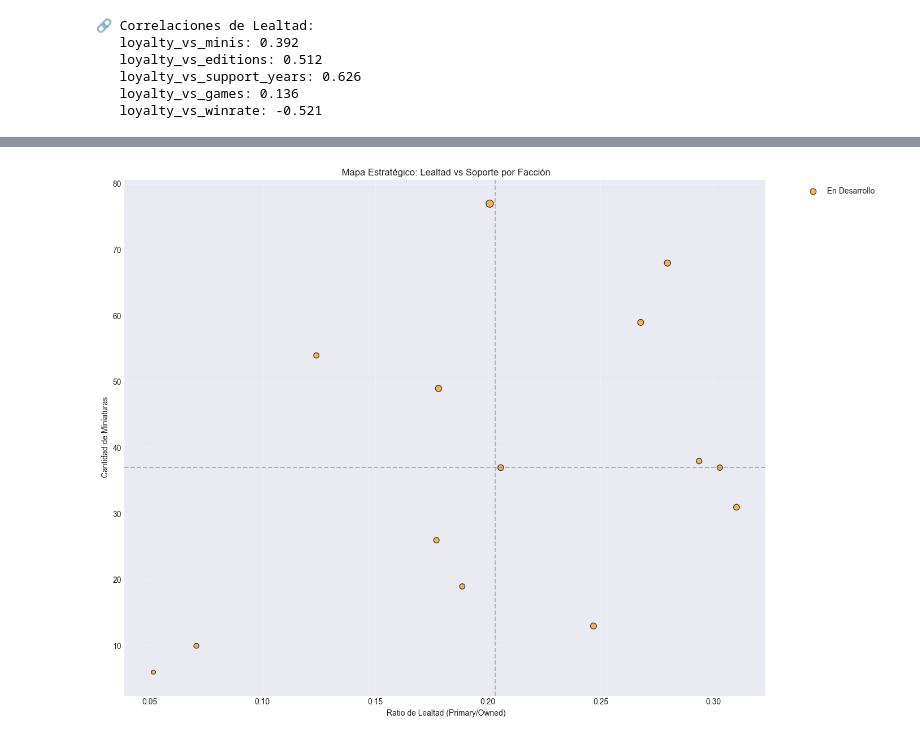
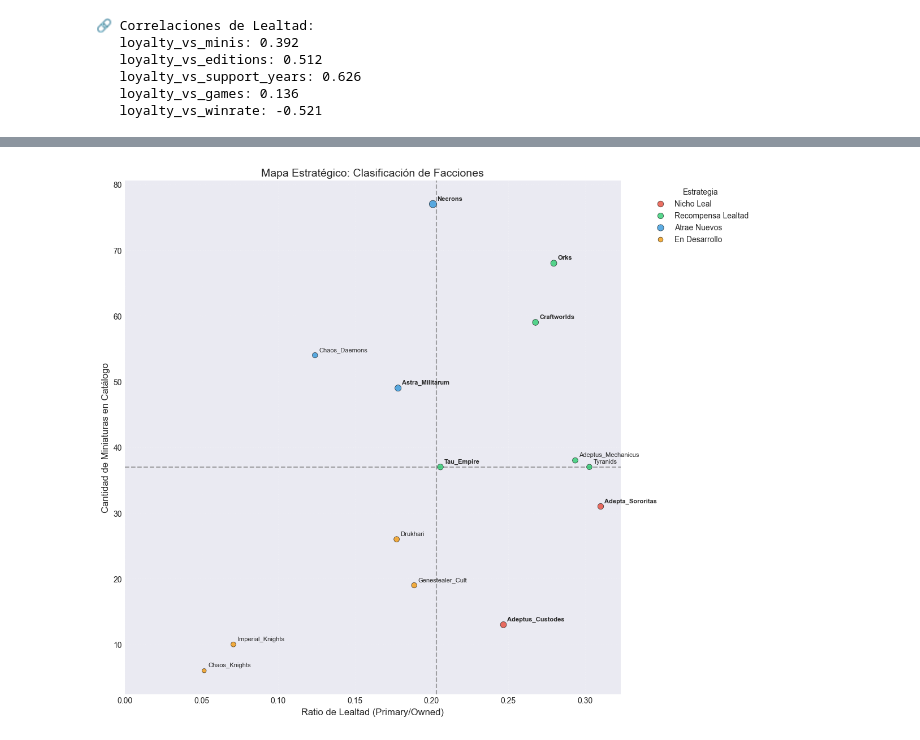
Before and after one commit to Varushet/EDA, a Jupyter notebook: src/main/EDA_W40K.ipynb, the cells around one changed output, grey strips where cells are left out. Cells and saved outputs as stored; diff of their text form; code cells hidden in the pictures.

```diff
--- a/src/main/EDA_W40K.ipynb
+++ b/src/main/EDA_W40K.ipynb
@@ -31,6 +31,9 @@ df_market['year'] = pd.to_numeric(df_market['year'], errors='coerce')
 df_mini['faction_clean'] = df_mini['faction'].str.strip()
 df_lore['faction_clean'] = df_lore['faction'].str.strip()
 df_faction['faction_clean'] = df_faction['faction'].str.strip()
+
+
+df_mini['material'] = df_mini['material'].astype(str).str.replace('?', '', regex=False)
 # %%
 print(f" Miniaturas: {df_mini.shape}")
 print(f" Libros Lore: {df_lore.shape}")
@@ -632,8 +739,13 @@ balance_df['performance_index'] = (
 )
 # %%
 # 5.3 - Clasificar facciones por estado de balance
-balance_df['balance_status'] = pd.cut(
+balance_df['balance_status'] = pd.qcut(
     balance_df['performance_index'],
-    bins=[0, 45, 55, 100],
-    labels=['Underpowered ', 'Balanced ', 'Overpowered ']
+    q=3,
+    labels=['Underpowered', 'Balanced', 'Overpowered'],
+    duplicates='drop'
 )
+
+# Verificar que ahora sí hay variedad
+print("Distribución corregida:")
+print(balance_df['balance_status'].value_counts())
@@ -1690,43 +2044,54 @@ for strategy in strategy_summary.index:
 # %%
-# 13.6 - Visualización 2: Mapa estratégico de facciones
+color_map = {
+    'Recompensa Lealtad': '#2ecc71',  # Verde
+    'Atrae Nuevos': '#3498db',        # Azul
+    'Nicho Leal': '#e74c3c',          # Rojo
+    'En Desarrollo': '#f39c12'        # Naranja
+}
+
 plt.figure(figsize=(14, 10))
-
-# Scatter: Lealtad vs Miniaturas, coloreado por estrategia
-color_map = {
-    'Recompensa Lealtad': '#2ecc71',
-    'Atrae Nuevos': '#3498db',
-    'Nicho Leal': '#e74c3c',
-    'En Desarrollo': '#f39c12'
-}
 
 for strategy in loyalty_support_merge['strategy_type'].unique():
     subset = loyalty_support_merge[loyalty_support_merge['strategy_type'] == strategy]
+    color = color_map.get(strategy, '#95a5a6')
+
     plt.scatter(
         subset['loyalty_ratio'],
         subset['mini_count'],
         s=subset['Owned'] / 8,
-        c=color_map.get(strategy, 'gray'),
-        label=strategy, alpha=0.7, edgecolors='black'
+        c=color,
+        label=strategy,
+        alpha=0.8,
+        edgecolors='black',
+        linewidth=0.5,
+        zorder=5
     )
 
-# Líneas de referencia para cuadrantes
-plt.axvline(x=loyalty_support_merge['loyalty_ratio'].median(), color='gray', linestyle='--', alpha=0.5)
-plt.axhline(y=loyalty_support_merge['mini_count'].median(), color='gray', linestyle='--', alpha=0.5)
+# Líneas de Cuadrantes (usando las medianas calculadas)
+plt.axvline(x=med_loyalty, color='gray', linestyle='--', linewidth=1.5, alpha=0.7)
+plt.axhline(y=med_minis, color='gray', linestyle='--', linewidth=1.5, alpha=0.7)
 
-plt.xlabel(' Ratio de Lealtad (Primary/Owned)')
-plt.ylabel(' Cantidad de Miniaturas')
-plt.title(' Mapa Estratégico: Lealtad vs Soporte por Facción')
-plt.legend(bbox_to_anchor=(1.05, 1), loc='upper left')
-plt.grid(alpha=0.3)
-plt.tight_layout()
+# Anotaciones de Facciones
+for _, row in loyalty_support_merge.iterrows():
+    plt.annotate(
+        row['faction_clean'],
+        (row['loyalty_ratio'], row['mini_count']),
+        fontsize=8,
+        xytext=(5, 5),
+        textcoords='offset points',
+        fontweight='bold' if row['Owned'] > loyalty_support_merge['Owned'].median() else 'normal'
+    )
 
-# Anotar facciones destacadas
-for _, row in loyalty_support_merge.iterrows():
-    if row['loyalty_ratio'] > 0.4 or row['mini_count'] > 200:
-        plt.annotate(row['faction_clean'][:12], (row['loyalty_ratio'], row['mini_count']),
-                    fontsize=7, xytext=(5, 5), textcoords='offset points')
+plt.xlabel('Ratio de Lealtad (Primary/Owned)', fontsize=12)
+plt.ylabel('Cantidad de Miniaturas en Catálogo', fontsize=12)
+plt.title('Mapa Estratégico: Clasificación de Facciones', fontsize=14)
+plt.legend(title="Estrategia", bbox_to_anchor=(1.05, 1), loc='upper left')
+plt.grid(alpha=0.3, linestyle=':')
+plt.xlim(left=0)
 
-plt.savefig('hipotesis_13_strategy_map.png', dpi=300, bbox_inches='tight')
+plt.tight_layout(rect=[0, 0, 0.85, 1])
+plt.savefig('../img/hipotesis_10_strategy_map_dynamic.png', dpi=300, bbox_inches='tight')
+plt.show()
 # %% [output]
-[figure, old version]
+[figure, new version]
 # %%
```
Also changed, not shown: parts of 45 cells of this notebook, 41 other files.
